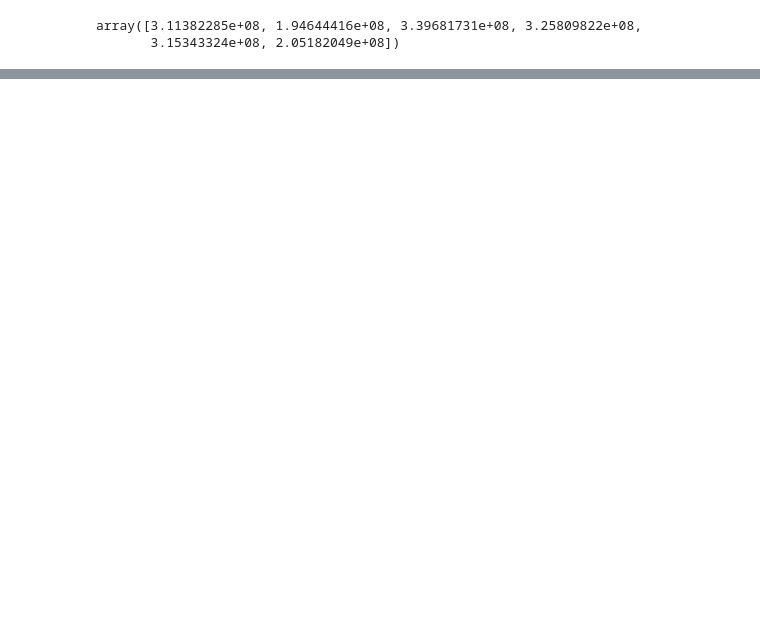
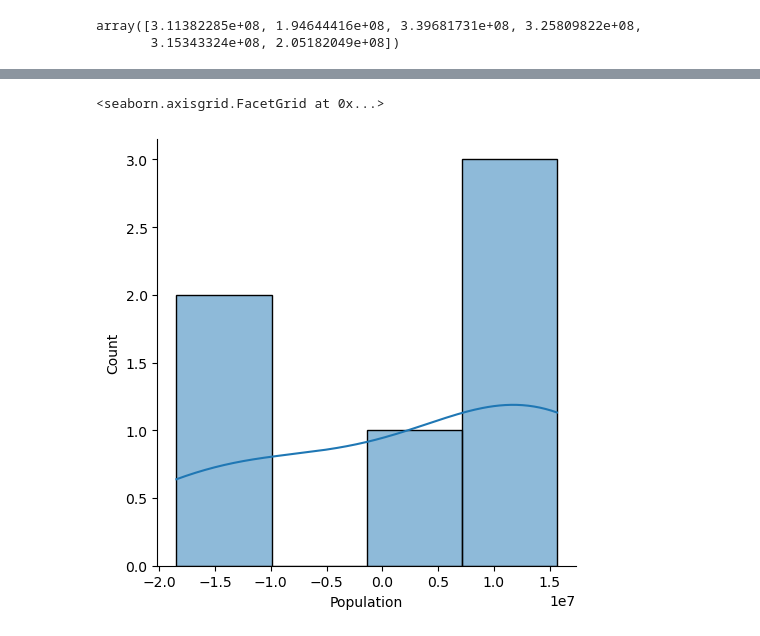
Before and after one commit to JoelPerezD/Ciencia-de-datos-jr, a Jupyter notebook: Regresion Lineal Simple/RegresionLineal.ipynb, the cells around one changed output, grey strips where cells are left out. Saved outputs shown, nothing was run; the diff lists cells and outputs as text; code cells hidden in the pictures; blank space fills up the shorter version.

Commit message:
segundo commit con residuos del modelp

```diff
--- a/Regresion Lineal Simple/RegresionLineal.ipynb
+++ b/Regresion Lineal Simple/RegresionLineal.ipynb
@@ -122,0 +180,3 @@ El error abosulto medio es  12432576.461761475  y el errro cuadratico 13596905.4
+# %%
+# LOs valores realies menos nuestras predicciones
+res = y_test - test_predictions
@@ -122,0 +193,6 @@ El error abosulto medio es  12432576.461761475  y el errro cuadratico 13596905.4
+# %%
+# vemos como estan distibuidos los residuos
+sns. displot(res, kde=True)
+# %% [output]
+<seaborn.axisgrid.FacetGrid at 0x...>
+[figure, added]
```
Also changed, not shown: parts of 16 cells of this notebook.
